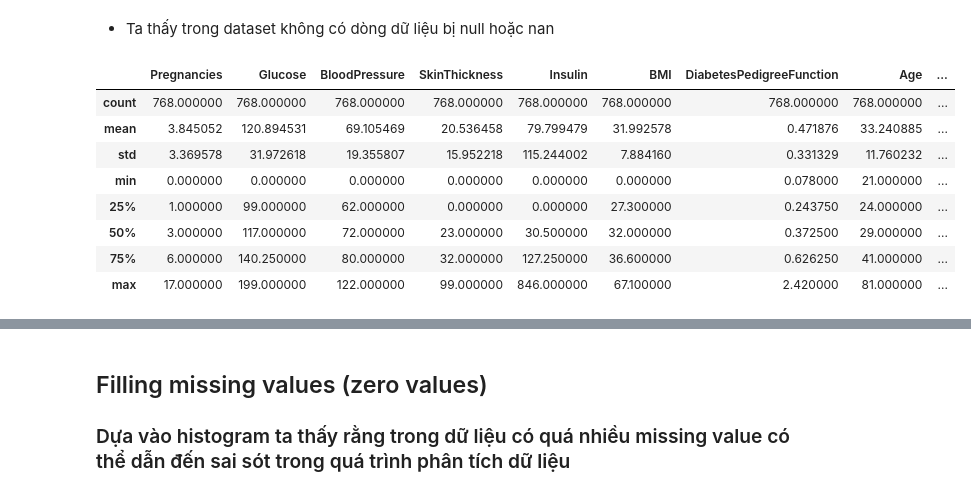
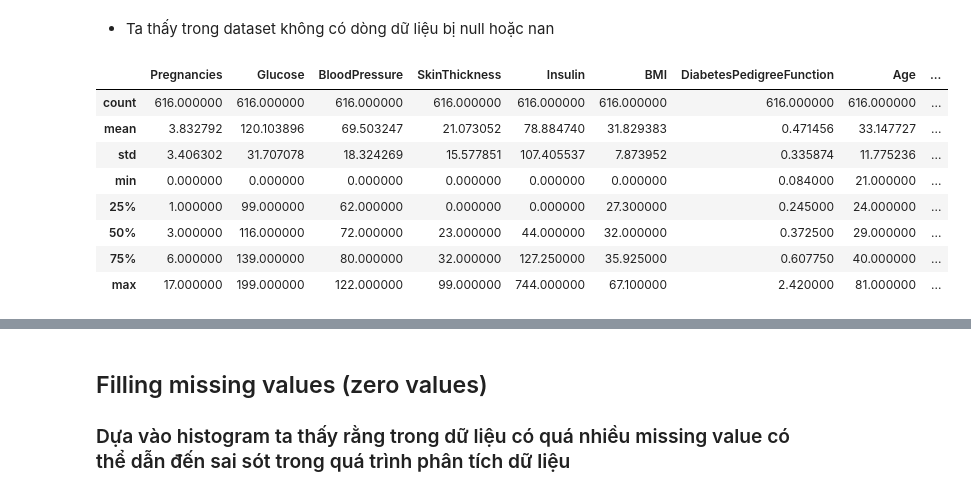
Before and after one commit to MinhNguyen-leo/SGU25_ML_GroupProject, a Jupyter notebook: Pima_indians_diabetes/Pima_indians_diabetes.ipynb, the cells around one changed output, grey strips where cells are left out. Drawn from its saved outputs; the diff is of its cells as text; code cells hidden in the pictures.

```diff
--- a/Pima_indians_diabetes/Pima_indians_diabetes.ipynb
+++ b/Pima_indians_diabetes/Pima_indians_diabetes.ipynb
@@ -10,7 +21,8 @@ import seaborn as sns
 # %% [markdown]
 ### Import dữ liệu
 # %%
-df = pd.read_csv('./data/diabetes.csv')
-df.head()
+df_train = pd.read_csv('./data/train.csv')
+df_test = pd.read_csv('./data/test.csv')
+df_train.head()
 # %% [output]
 |  | Pregnancies | Glucose | BloodPressure | SkinThickness | Insulin | BMI | DiabetesPedigreeFunction | Age | ... |
@@ -43,15 +55,15 @@ memory usage: 54.1 KB
 # %% [markdown]
 * Ta thấy trong dataset không có dòng dữ liệu bị null hoặc nan
 # %%
-df.describe()
+df_train.describe()
 # %% [output]
 |  | Pregnancies | Glucose | BloodPressure | SkinThickness | Insulin | BMI | DiabetesPedigreeFunction | Age | ... |
-| count | 768.000000 | 768.000000 | 768.000000 | 768.000000 | 768.000000 | 768.000000 | 768.000000 | 768.000000 | ... |
-| mean | 3.845052 | 120.894531 | 69.105469 | 20.536458 | 79.799479 | 31.992578 | 0.471876 | 33.240885 | ... |
-| std | 3.369578 | 31.972618 | 19.355807 | 15.952218 | 115.244002 | 7.884160 | 0.331329 | 11.760232 | ... |
-| min | 0.000000 | 0.000000 | 0.000000 | 0.000000 | 0.000000 | 0.000000 | 0.078000 | 21.000000 | ... |
-| 25% | 1.000000 | 99.000000 | 62.000000 | 0.000000 | 0.000000 | 27.300000 | 0.243750 | 24.000000 | ... |
-| 50% | 3.000000 | 117.000000 | 72.000000 | 23.000000 | 30.500000 | 32.000000 | 0.372500 | 29.000000 | ... |
-| 75% | 6.000000 | 140.250000 | 80.000000 | 32.000000 | 127.250000 | 36.600000 | 0.626250 | 41.000000 | ... |
-| max | 17.000000 | 199.000000 | 122.000000 | 99.000000 | 846.000000 | 67.100000 | 2.420000 | 81.000000 | ... |
+| count | 616.000000 | 616.000000 | 616.000000 | 616.000000 | 616.000000 | 616.000000 | 616.000000 | 616.000000 | ... |
+| mean | 3.832792 | 120.103896 | 69.503247 | 21.073052 | 78.884740 | 31.829383 | 0.471456 | 33.147727 | ... |
+| std | 3.406302 | 31.707078 | 18.324269 | 15.577851 | 107.405537 | 7.873952 | 0.335874 | 11.775236 | ... |
+| min | 0.000000 | 0.000000 | 0.000000 | 0.000000 | 0.000000 | 0.000000 | 0.084000 | 21.000000 | ... |
+| 25% | 1.000000 | 99.000000 | 62.000000 | 0.000000 | 0.000000 | 27.300000 | 0.245000 | 24.000000 | ... |
+| 50% | 3.000000 | 116.000000 | 72.000000 | 23.000000 | 44.000000 | 32.000000 | 0.372500 | 29.000000 | ... |
+| 75% | 6.000000 | 139.000000 | 80.000000 | 32.000000 | 127.250000 | 35.925000 | 0.607750 | 40.000000 | ... |
+| max | 17.000000 | 199.000000 | 122.000000 | 99.000000 | 744.000000 | 67.100000 | 2.420000 | 81.000000 | ... |
 # %%
```
Also changed, not shown: parts of 23 cells of this notebook, 2 other files.
